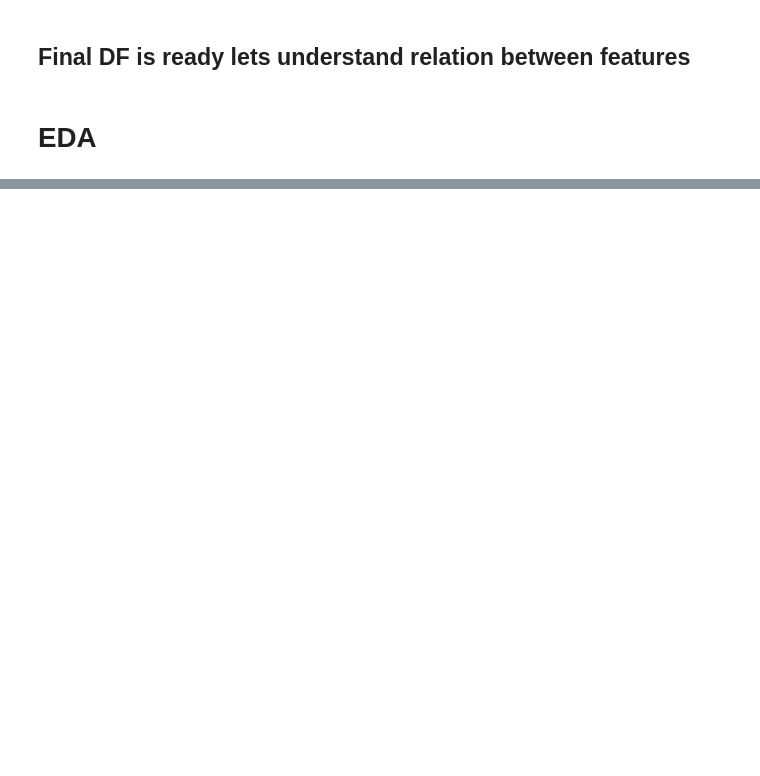
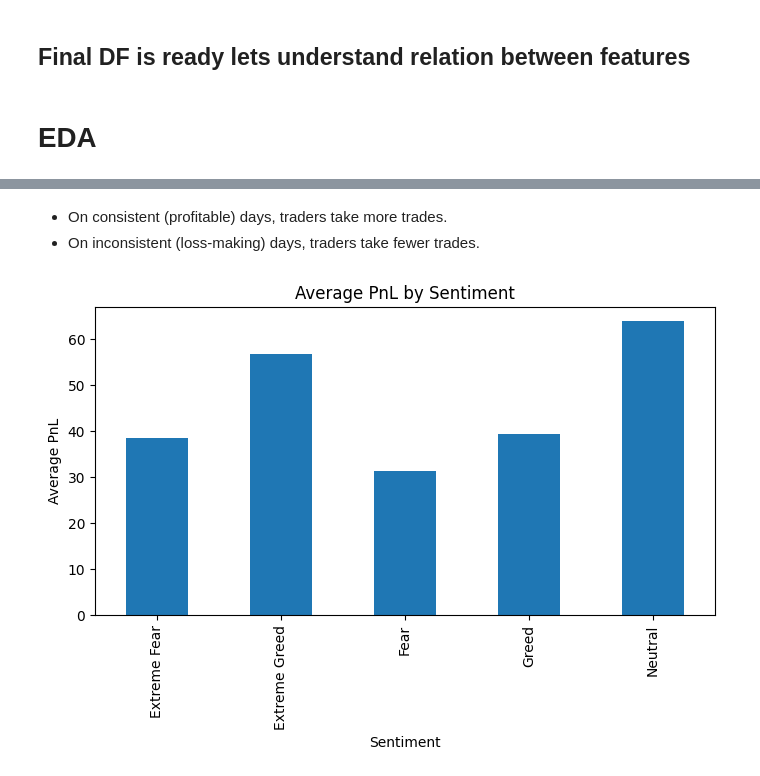
Before and after one commit to PratiikJagtap/Bitcoin-Market-Sentiment-Analysis-System, a Jupyter notebook: Notebook_1.ipynb, the cells around one changed output, grey strips where cells are left out. Saved outputs shown, nothing was run; the diff lists cells and outputs as text; code cells hidden in the pictures; blank space fills up the shorter version.

```diff
--- a/Notebook_1.ipynb
+++ b/Notebook_1.ipynb
@@ -300,0 +403,6 @@ final_df
+# %%
+# Segment 1: High vs Low Leverage Days
+
+final_df["leverage_segment"] = (final_df["avg_position"] > final_df["avg_position"].median()).astype(int)
+final_df.groupby("leverage_segment")["avg_pnl"].mean()
+# 0 = low leverage & 1 = high leverage
@@ -300,0 +418,4 @@ final_df
+# %%
+# Segment 2: Frequent vs Infrequent Trading Days
+final_df["frequency_segment"] = (final_df["trade_count"] > final_df["trade_count"].median())
+final_df.groupby("frequency_segment")["avg_pnl"].mean()
@@ -300,0 +431,4 @@ final_df
+# %%
+# Segment 3: Consistent vs Inconsistent Performance
+final_df["consistent_day"] = final_df["avg_pnl"] > 0
+final_df.groupby("consistent_day")["trade_count"].mean()
@@ -300,0 +441,12 @@ final_df
+# %% [markdown]
+- On consistent (profitable) days, traders take more trades.
+- On inconsistent (loss-making) days, traders take fewer trades.
+# %%
+import matplotlib.pyplot as plt
+
+final_df.groupby("classification")["avg_pnl"].mean().plot(kind="bar", figsize=(8,4), title="Average PnL by Sentiment")
+plt.ylabel("Average PnL")
+plt.xlabel("Sentiment")
+plt.show()
+# %% [output]
+[figure, added]
```
Also changed, not shown: parts of 18 cells of this notebook.
